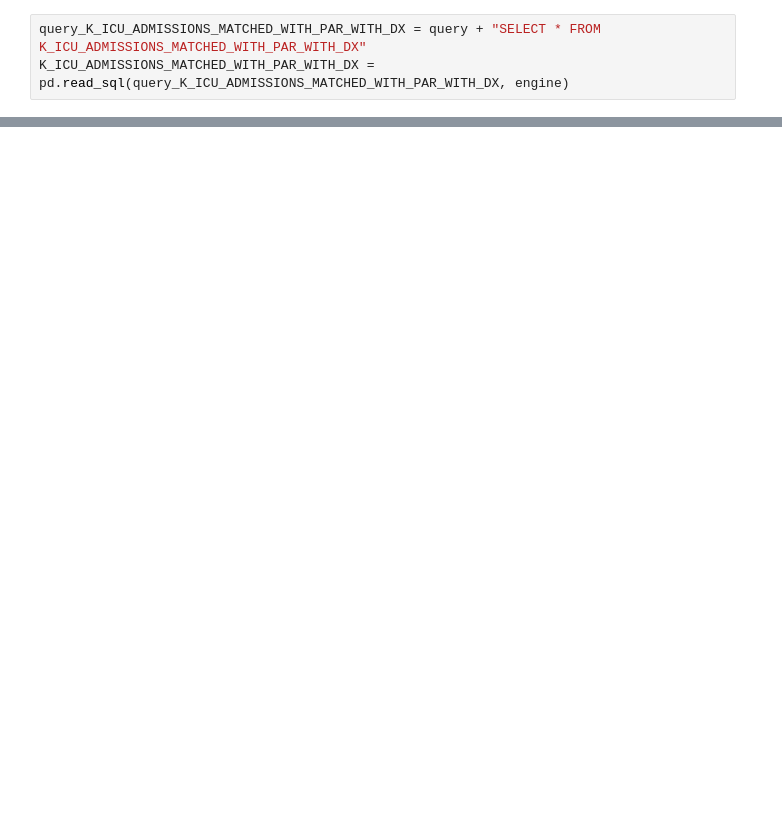
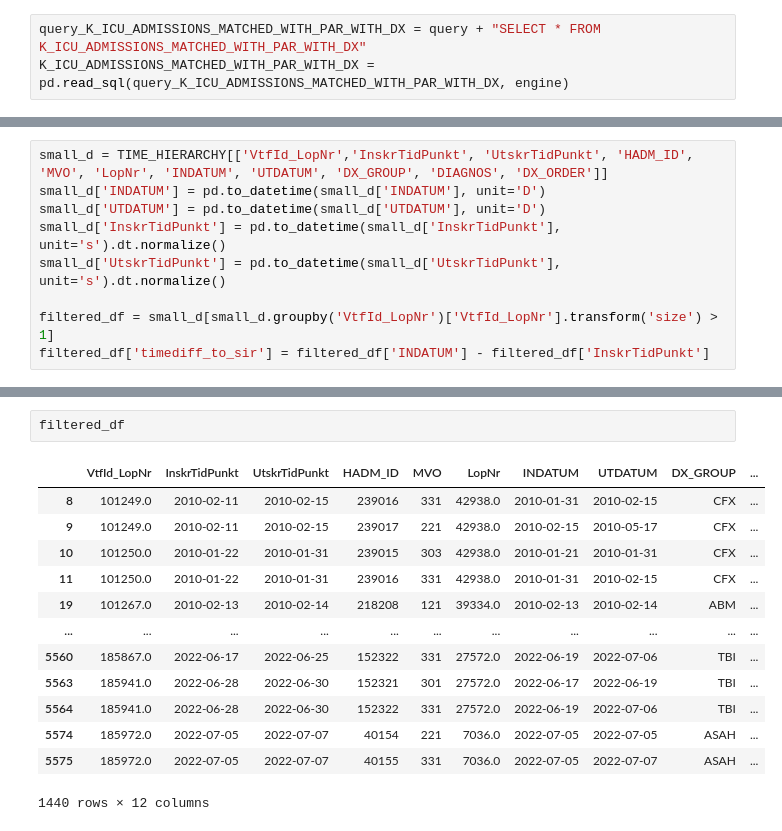
Before and after one commit to johol355/neuro-ascertainment, a Jupyter notebook: candidate-queries/karolinska-nsicu-cohort/karolinska-cohort.ipynb, the cells around one changed output, grey strips where cells are left out. Drawn from its saved outputs; the diff is of its cells as text; blank space fills up the shorter version.

```diff
--- a/candidate-queries/karolinska-nsicu-cohort/karolinska-cohort.ipynb
+++ b/candidate-queries/karolinska-nsicu-cohort/karolinska-cohort.ipynb
@@ -73,0 +126,9 @@ DESCRIPTIVE  = pd.read_sql(query_DESCRIPTIVE, engine)
+# %%
+small_d = TIME_HIERARCHY[['VtfId_LopNr','InskrTidPunkt', 'UtskrTidPunkt', 'HADM_ID', 'MVO', 'LopNr', 'INDATUM', 'UTDATUM', 'DX_GROUP', 'DIAGNOS', 'DX_ORDER']]
+small_d['INDATUM'] = pd.to_datetime(small_d['INDATUM'], unit='D')
+small_d['UTDATUM'] = pd.to_datetime(small_d['UTDATUM'], unit='D')
+small_d['InskrTidPunkt'] = pd.to_datetime(small_d['InskrTidPunkt'], unit='s').dt.normalize()
+small_d['UtskrTidPunkt'] = pd.to_datetime(small_d['UtskrTidPunkt'], unit='s').dt.normalize()
+
+filtered_df = small_d[small_d.groupby('VtfId_LopNr')['VtfId_LopNr'].transform('size') > 1]
+filtered_df['timediff_to_sir'] = filtered_df['INDATUM'] - filtered_df['InskrTidPunkt']
@@ -73,0 +153,16 @@ DESCRIPTIVE  = pd.read_sql(query_DESCRIPTIVE, engine)
+# %%
+filtered_df
+# %% [output]
+|  | VtfId_LopNr | InskrTidPunkt | UtskrTidPunkt | HADM_ID | MVO | LopNr | INDATUM | UTDATUM | DX_GROUP | ... |
+| 8 | 101249.0 | 2010-02-11 | 2010-02-15 | 239016 | 331 | 42938.0 | 2010-01-31 | 2010-02-15 | CFX | ... |
+| 9 | 101249.0 | 2010-02-11 | 2010-02-15 | 239017 | 221 | 42938.0 | 2010-02-15 | 2010-05-17 | CFX | ... |
+| 10 | 101250.0 | 2010-01-22 | 2010-01-31 | 239015 | 303 | 42938.0 | 2010-01-21 | 2010-01-31 | CFX | ... |
+| 11 | 101250.0 | 2010-01-22 | 2010-01-31 | 239016 | 331 | 42938.0 | 2010-01-31 | 2010-02-15 | CFX | ... |
+| 19 | 101267.0 | 2010-02-13 | 2010-02-14 | 218208 | 121 | 39334.0 | 2010-02-13 | 2010-02-14 | ABM | ... |
+| ... | ... | ... | ... | ... | ... | ... | ... | ... | ... | ... |
+| 5560 | 185867.0 | 2022-06-17 | 2022-06-25 | 152322 | 331 | 27572.0 | 2022-06-19 | 2022-07-06 | TBI | ... |
+| 5563 | 185941.0 | 2022-06-28 | 2022-06-30 | 152321 | 301 | 27572.0 | 2022-06-17 | 2022-06-19 | TBI | ... |
+| 5564 | 185941.0 | 2022-06-28 | 2022-06-30 | 152322 | 331 | 27572.0 | 2022-06-19 | 2022-07-06 | TBI | ... |
+| 5574 | 185972.0 | 2022-07-05 | 2022-07-07 | 40154 | 221 | 7036.0 | 2022-07-05 | 2022-07-05 | ASAH | ... |
+| 5575 | 185972.0 | 2022-07-05 | 2022-07-07 | 40155 | 331 | 7036.0 | 2022-07-05 | 2022-07-07 | ASAH | ... |
+1440 rows × 12 columns
```
Also changed, not shown: parts of 41 cells of this notebook, 1 other file.
